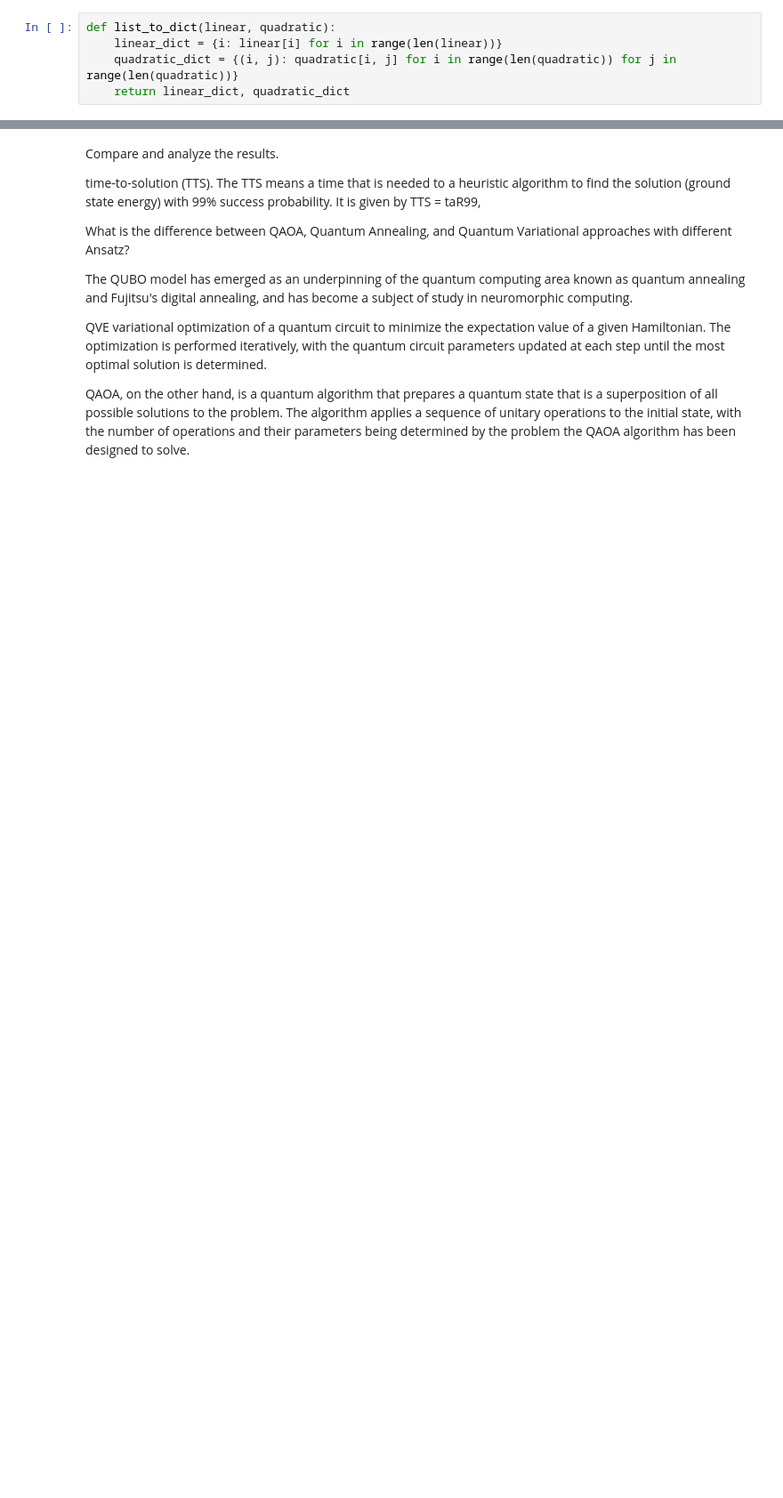
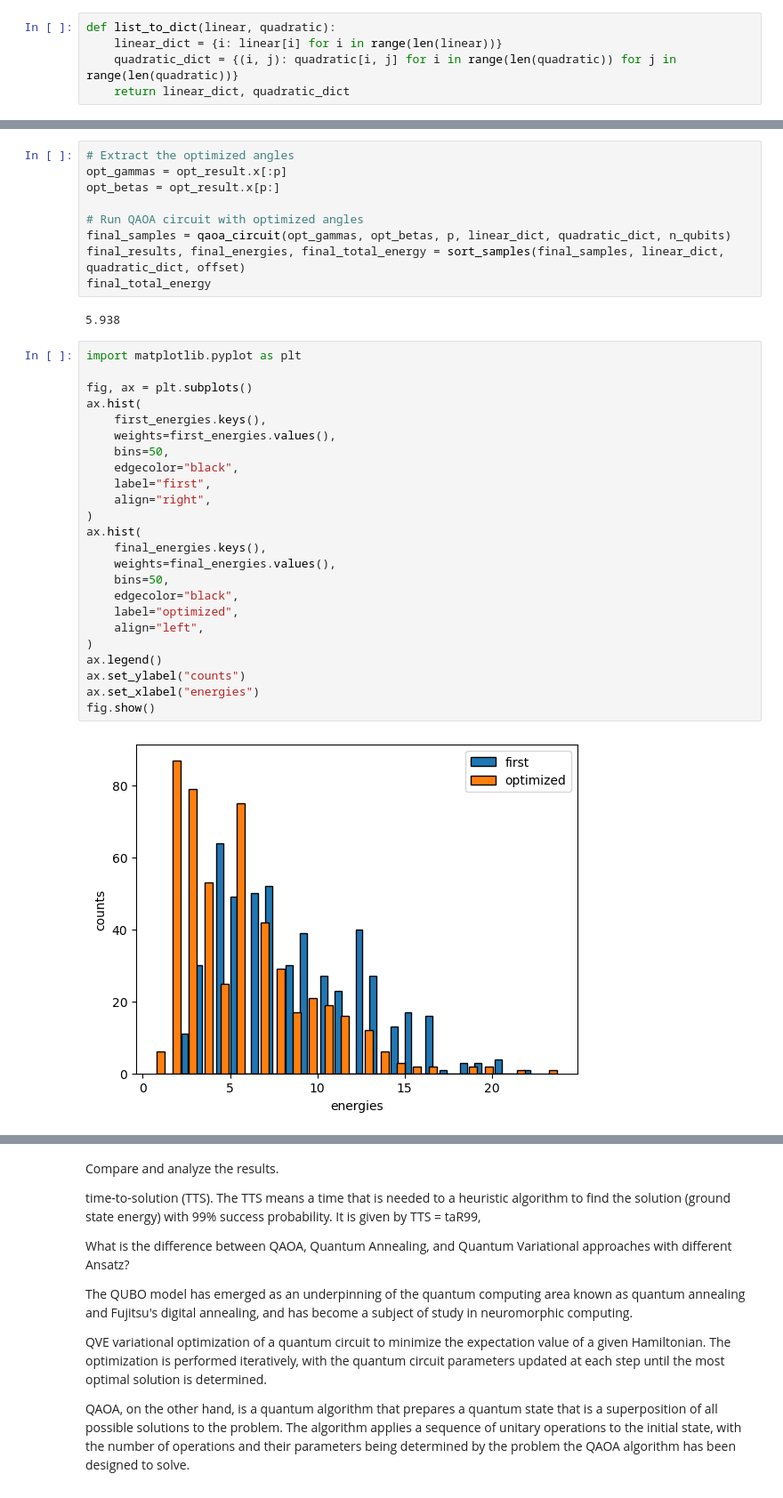
Before and after one commit to YingrongChen/QOSF_tasks, a Jupyter notebook: task3.ipynb, the cells around one changed output, grey strips where cells are left out. Shown: that part at 89% size. Drawn from its saved outputs; the diff is of its cells as text; blank space fills up the shorter version.

```diff
--- a/task3.ipynb
+++ b/task3.ipynb
@@ -589,0 +624,37 @@ NameError: name 'Aer' is not defined
+# %%
+# Extract the optimized angles
+opt_gammas = opt_result.x[:p]
+opt_betas = opt_result.x[p:]
+
+# Run QAOA circuit with optimized angles
+final_samples = qaoa_circuit(opt_gammas, opt_betas, p, linear_dict, quadratic_dict, n_qubits)
+final_results, final_energies, final_total_energy = sort_samples(final_samples, linear_dict, quadratic_dict, offset)
+final_total_energy
+# %% [output]
+5.938
+# %%
+import matplotlib.pyplot as plt
+
+fig, ax = plt.subplots()
+ax.hist(
+    first_energies.keys(),
+    weights=first_energies.values(),
+    bins=50,
+    edgecolor="black",
+    label="first",
+    align="right",
+)
+ax.hist(
+    final_energies.keys(),
+    weights=final_energies.values(),
+    bins=50,
+    edgecolor="black",
+    label="optimized",
+    align="left",
+)
+ax.legend()
+ax.set_ylabel("counts")
+ax.set_xlabel("energies")
+fig.show()
+# %% [output]
+[figure, added]
```
Also changed, not shown: parts of 20 cells of this notebook, 1 other file.
